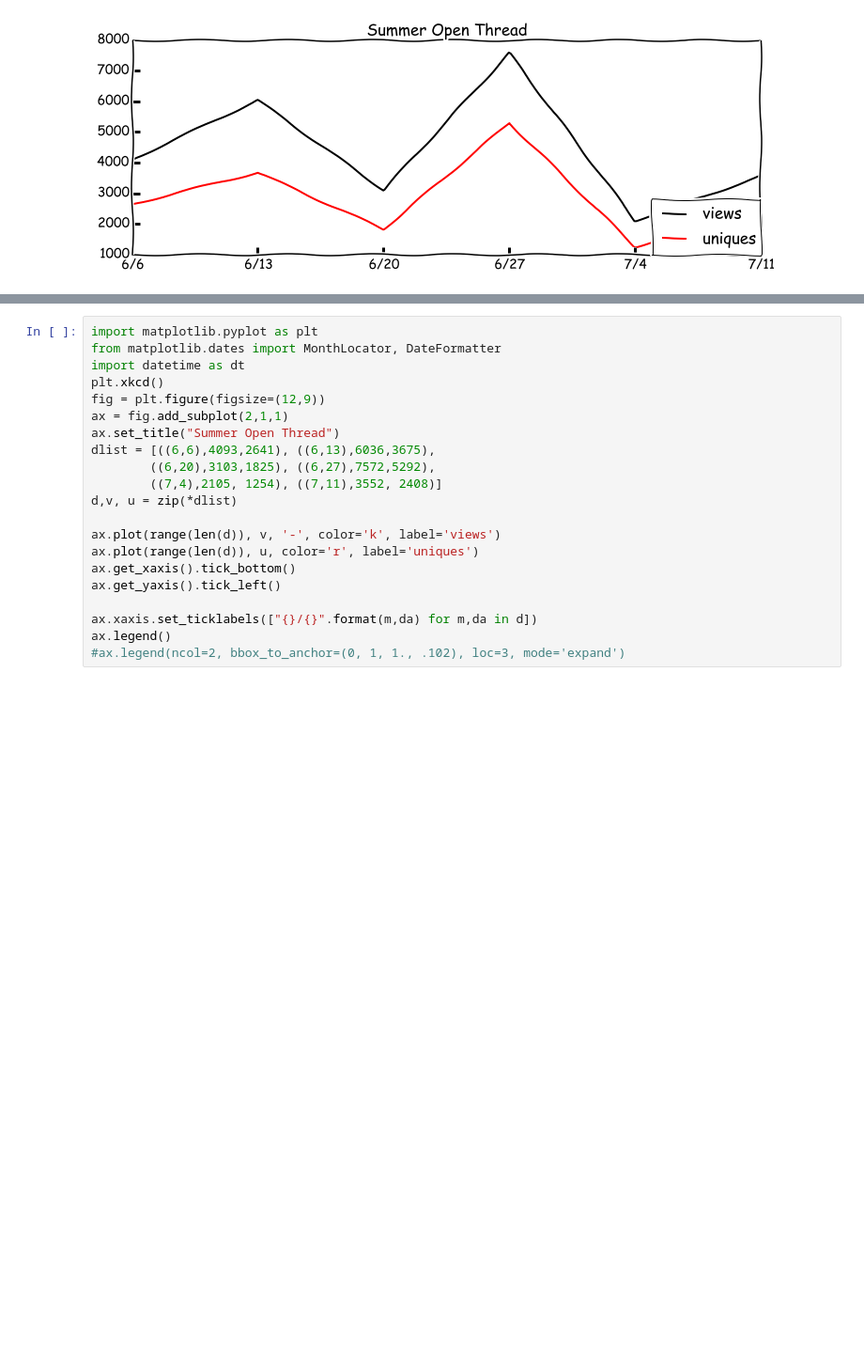
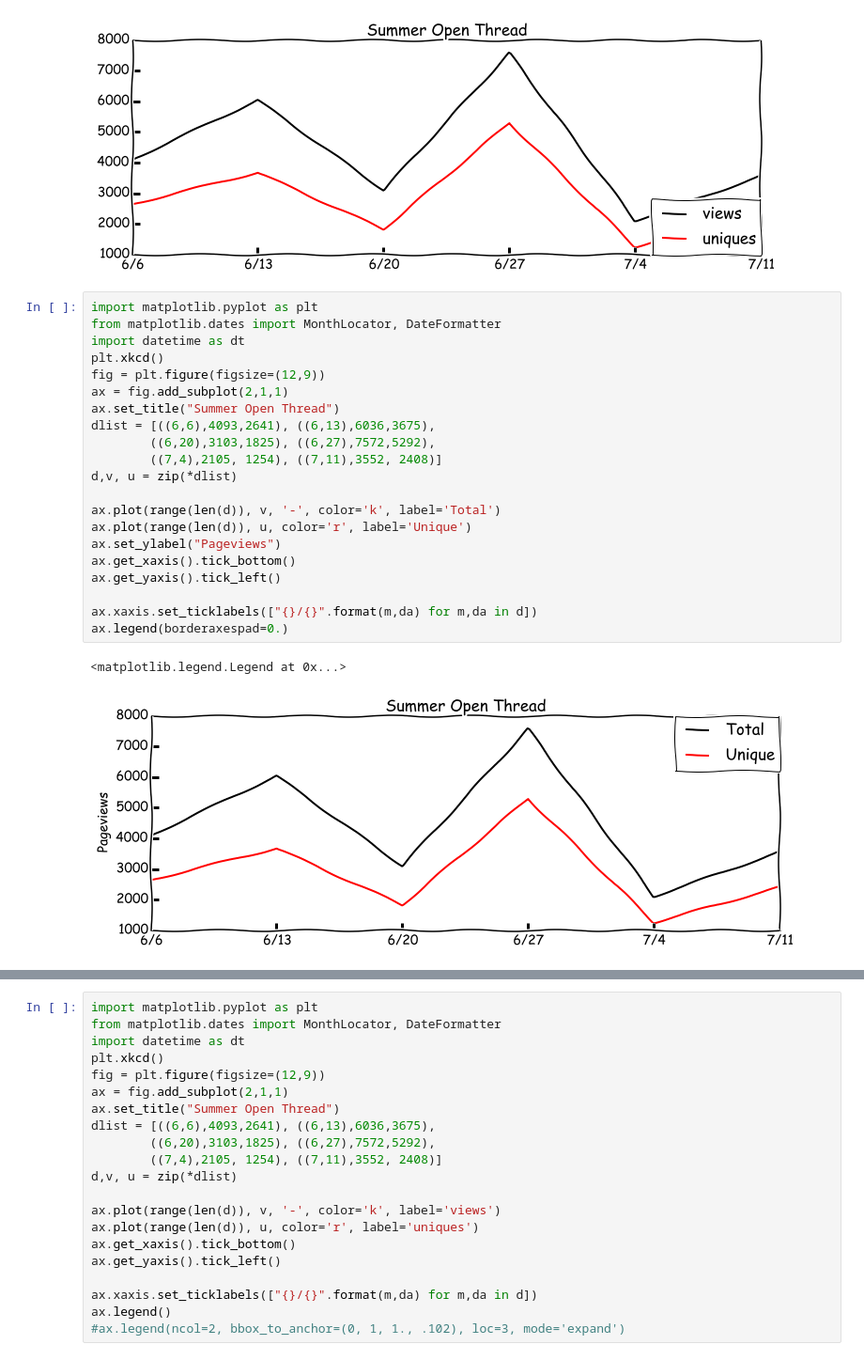
Before and after one commit to story645/matplotlib-tutorial, a Jupyter notebook: code/vizpost.ipynb, the cells around one changed output, grey strips where cells are left out. Shown at 94% size. Drawn from its saved outputs; the diff is of its cells as text; blank space fills up the shorter version.

```diff
--- a/code/vizpost.ipynb
+++ b/code/vizpost.ipynb
@@ -109,3 +109,27 @@ ax.legend(loc=4, borderaxespad=0.)
 # %% [output]
 <matplotlib.legend.Legend at 0x...>
 [figure]
+# %%
+import matplotlib.pyplot as plt
+from matplotlib.dates import MonthLocator, DateFormatter
+import datetime as dt
+plt.xkcd()
+fig = plt.figure(figsize=(12,9))
+ax = fig.add_subplot(2,1,1)
+ax.set_title("Summer Open Thread")
+dlist = [((6,6),4093,2641), ((6,13),6036,3675),
+        ((6,20),3103,1825), ((6,27),7572,5292),
+        ((7,4),2105, 1254), ((7,11),3552, 2408)]
+d,v, u = zip(*dlist)
+
+ax.plot(range(len(d)), v, '-', color='k', label='Total')
+ax.plot(range(len(d)), u, color='r', label='Unique')
+ax.set_ylabel("Pageviews")
+ax.get_xaxis().tick_bottom()
+ax.get_yaxis().tick_left()
+
+ax.xaxis.set_ticklabels(["{}/{}".format(m,da) for m,da in d])
+ax.legend(borderaxespad=0.)
+# %% [output]
+<matplotlib.legend.Legend at 0x...>
+[figure, added]
```
Also changed, not shown: parts of 2 cells of this notebook.
